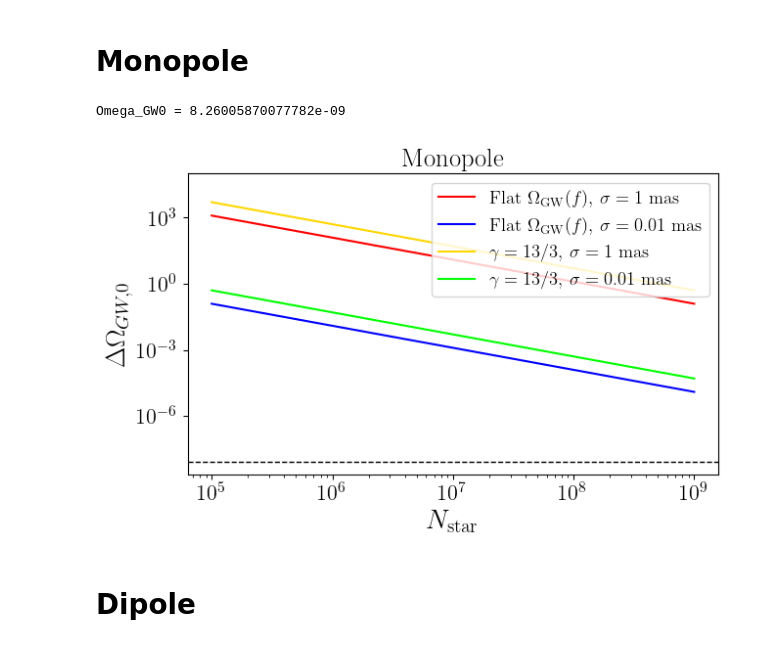
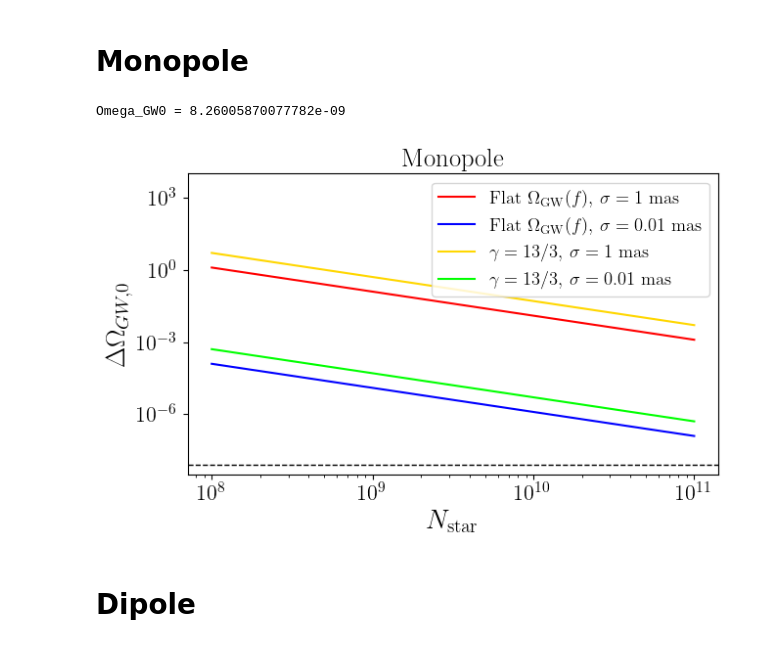
Before and after one commit to MarisolJC/Astrometry_meets_PTAs, a Jupyter notebook: Forecast/Forecast_2nd_version.ipynb, the cells around one changed output. Saved outputs shown, nothing was run; the diff lists cells and outputs as text; code cells hidden in the pictures.

```diff
--- a/Forecast/Forecast_2nd_version.ipynb
+++ b/Forecast/Forecast_2nd_version.ipynb
@@ -82,39 +82,39 @@ print(Sig1, Sig2, Sig3)
 nI_2 = -7/3
 nI_3 = -3 # This gives flat \Omega_{GW}(f) (Inflation)
 factor00 = 3 # proporcionality constant for the Trace[H0 H0]
-N = np.arange(10e4, 10e8, 1000)
+N = np.arange(10e7, 10e10, 1000)
 
 sigma1 = 2.42e-7 # Equivalent to 50 mas in radians.
 sigma2 = 4.84e-11 # Equivalent to 0.01 mas in radians.
 sigma3 = 4.84e-09 # Equivalent to 1 mas in radians.
 
 D_OmegaGW_1 = deltaI0( sigma3, N, factor00, nI_3)*conversion
 D_OmegaGW_2 = deltaI0( sigma2, N, factor00, nI_3)*conversion
 D_OmegaGW_3 = deltaI0( sigma3, N, factor00, nI_2)*conversion
 D_OmegaGW_4 = deltaI0( sigma2, N, factor00, nI_2)*conversion
 
 I0 = 9.1e-23 # Value reported by NANOGrav (NG15)
 Omega_GW0 = I0 *conversion
 print('Omega_GW0 =', Omega_GW0)
 
 plt.figure(figsize=(7, 4))
 plt.loglog(N, D_OmegaGW_1, color='r', label='Flat $\Omega_{\mathrm{GW}}(f)$, $\sigma = 1$ mas')
 plt.loglog(N, D_OmegaGW_2, color='b', label='Flat $\Omega_{\mathrm{GW}}(f)$, $\sigma = 0.01$ mas')
 plt.loglog(N, D_OmegaGW_3, color='gold', label='$\gamma = 13/3$, $\sigma = 1$ mas')
 plt.loglog(N, D_OmegaGW_4, color='lime', label='$\gamma = 13/3$, $\sigma = 0.01$ mas')
 plt.axhline(y=Omega_GW0, color='black', linestyle='--', linewidth=1)
-plt.ylim(top=10e4)
+plt.ylim(top=10e3)
 #plt.xlim(bottom=10e5)
 plt.xlabel(r'$N_{\mathrm{star}}$',size=20)
 plt.ylabel("$\Delta \Omega_{GW,0}$",size=20)
 plt.title("Monopole")
 plt.legend(loc='upper right', fontsize='small')
 #plt.grid(True)
 
 plt.savefig("Forecast_Monopole.pdf", bbox_inches='tight')
 # %% [output]
 Omega_GW0 = 8.26005870077782e-09
-[figure, old version]
+[figure, new version]
 # %% [markdown]
 # Dipole
 # %%
```
Also changed, not shown: parts of 2 cells of this notebook, 2 other files.
